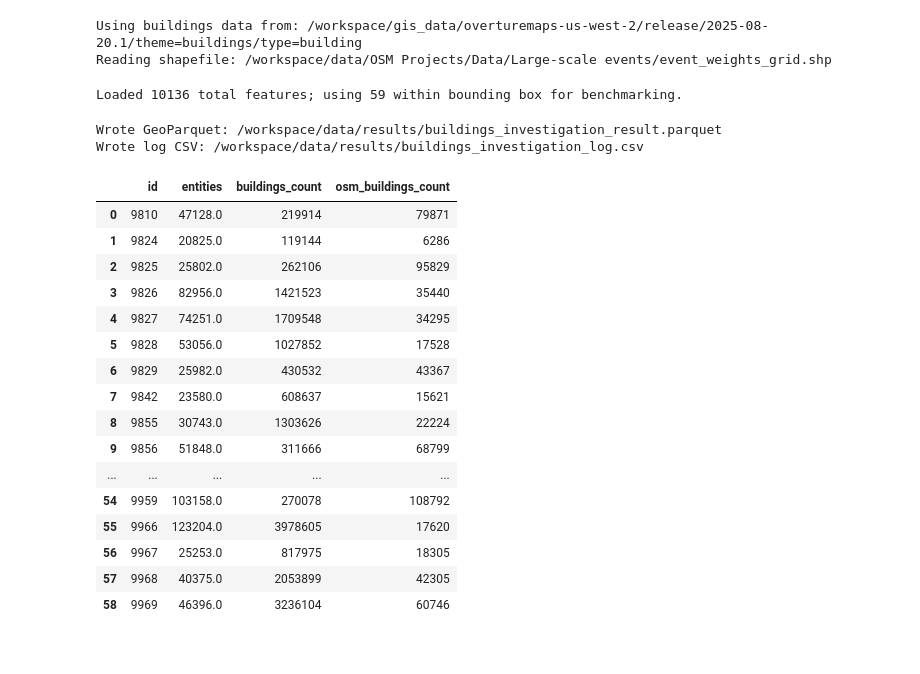
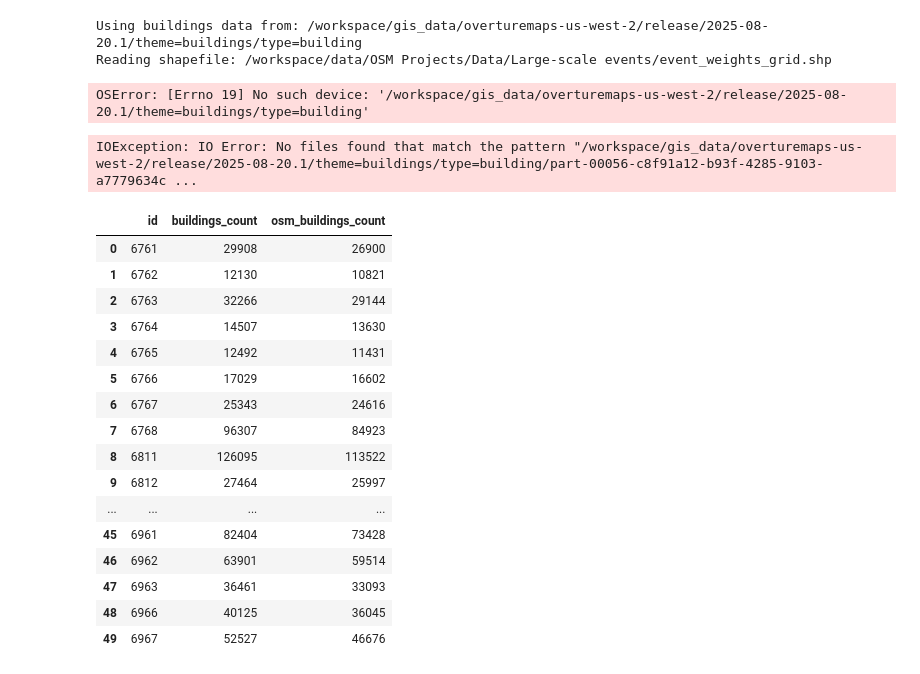
Before and after one commit to AShapira/micromamba_cuda, a Jupyter notebook: code/overture_analysis/investigate_buildings_sources.ipynb, the cells around one changed output. Saved outputs shown, nothing was run; the diff lists cells and outputs as text; code cells hidden in the pictures.

```diff
--- a/code/overture_analysis/investigate_buildings_sources.ipynb
+++ b/code/overture_analysis/investigate_buildings_sources.ipynb
@@ -49,17 +49,17 @@ elif str(grid_gdf.crs) != target_crs:
     except Exception as exc:
         raise RuntimeError('Unable to reproject grid data to EPSG:4326 for bounding box filtering.') from exc
 
-bbox_geom = box(97.345, 5.61, 105.639, 20.464)
+bbox_geom = box(8.17243, 48.89875, 9.17243, 49.89875)
 subset = grid_gdf[grid_gdf.geometry.intersects(bbox_geom)].copy()
 if subset.empty:
     raise RuntimeError('No grid features intersect the specified bounding box.')
 
 print(f'Loaded {len(grid_gdf)} total features; using {len(subset)} within bounding box for benchmarking.')
 # %% [output]
-Loaded 10136 total features; using 59 within bounding box for benchmarking.
+OSError: [Errno 19] No such device: '/workspace/gis_data/overturemaps-us-west-2/release/2025-08-20.1/theme=buildings/type=building'
 # %%
-parquet_path = RESULTS_DIR / 'buildings_investigation_result.parquet'
-log_path = RESULTS_DIR / 'buildings_investigation_log.csv'
+parquet_path = RESULTS_DIR / 'buildings_investigation_result_heidelberg.parquet'
+log_path = RESULTS_DIR / 'buildings_investigation_log_heidelberg.csv'
 
 results_records, log_rows = retriever.collect_bbox_statistics(
     subset,
@@ -82,28 +82,27 @@ if not log_df.empty:
     log_df.to_csv(log_path, index=False)
     print(f'Wrote log CSV: {log_path}')
 # %% [output]
-Wrote GeoParquet: /workspace/data/results/buildings_investigation_result.parquet
-Wrote log CSV: /workspace/data/results/buildings_investigation_log.csv
+IOException: IO Error: No files found that match the pattern "/workspace/gis_data/overturemaps-us-west-2/release/2025-08-20.1/theme=buildings/type=building/part-00056-c8f91a12-b93f-4285-9103-a7779634c ...
 # %%
-result_gdf[['id', 'entities', 'buildings_count', 'osm_buildings_count']] if not result_gdf.empty else result_gdf
+result_gdf[['id',  'buildings_count', 'osm_buildings_count']] if not result_gdf.empty else result_gdf
 # %% [output]
-|  | id | entities | buildings_count | osm_buildings_count |
-| 0 | 9810 | 47128.0 | 219914 | 79871 |
-| 1 | 9824 | 20825.0 | 119144 | 6286 |
-| 2 | 9825 | 25802.0 | 262106 | 95829 |
-| 3 | 9826 | 82956.0 | 1421523 | 35440 |
-| 4 | 9827 | 74251.0 | 1709548 | 34295 |
-| 5 | 9828 | 53056.0 | 1027852 | 17528 |
-| 6 | 9829 | 25982.0 | 430532 | 43367 |
-| 7 | 9842 | 23580.0 | 608637 | 15621 |
-| 8 | 9855 | 30743.0 | 1303626 | 22224 |
-| 9 | 9856 | 51848.0 | 311666 | 68799 |
-| ... | ... | ... | ... | ... |
-| 54 | 9959 | 103158.0 | 270078 | 108792 |
-| 55 | 9966 | 123204.0 | 3978605 | 17620 |
-| 56 | 9967 | 25253.0 | 817975 | 18305 |
-| 57 | 9968 | 40375.0 | 2053899 | 42305 |
-| 58 | 9969 | 46396.0 | 3236104 | 60746 |
+|  | id | buildings_count | osm_buildings_count |
+| 0 | 6761 | 29908 | 26900 |
+| 1 | 6762 | 12130 | 10821 |
+| 2 | 6763 | 32266 | 29144 |
+| 3 | 6764 | 14507 | 13630 |
+| 4 | 6765 | 12492 | 11431 |
+| 5 | 6766 | 17029 | 16602 |
+| 6 | 6767 | 25343 | 24616 |
+| 7 | 6768 | 96307 | 84923 |
+| 8 | 6811 | 126095 | 113522 |
+| 9 | 6812 | 27464 | 25997 |
+| ... | ... | ... | ... |
+| 45 | 6961 | 82404 | 73428 |
+| 46 | 6962 | 63901 | 59514 |
+| 47 | 6963 | 36461 | 33093 |
+| 48 | 6966 | 40125 | 36045 |
+| 49 | 6967 | 52527 | 46676 |
 # %%
 analysis_df = pd.read_parquet(parquet_path)
 if analysis_df.empty:
```
Also changed, not shown: parts of 1 cell of this notebook, 3 other files.
